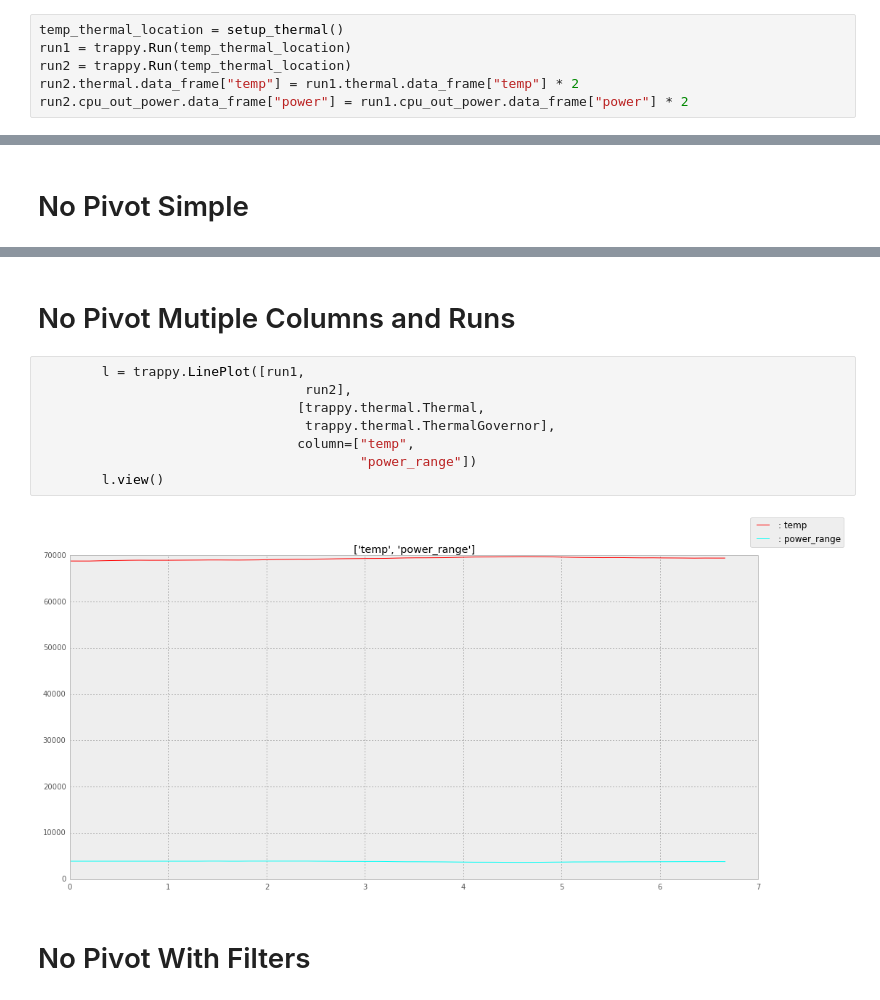
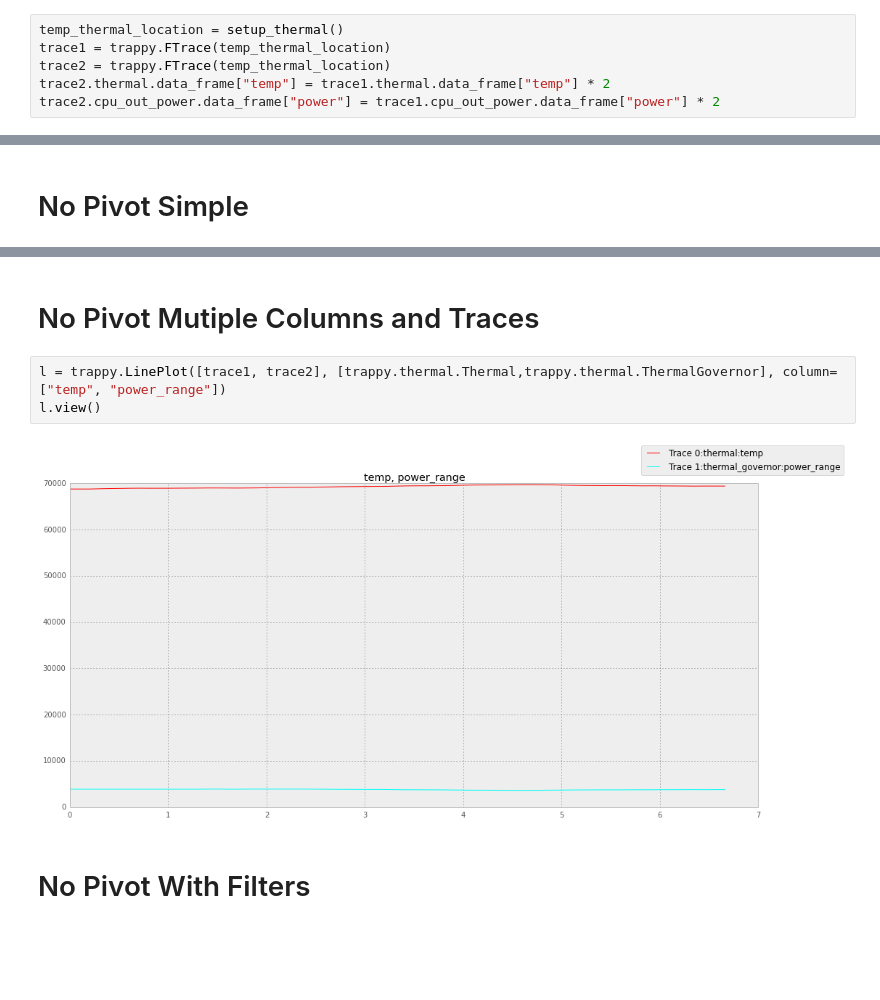
Before and after one commit to ARM-software/lisa, a Jupyter notebook: doc/Plotter.ipynb, the cells around one changed output, grey strips where cells are left out. Drawn from its saved outputs; the diff is of its cells as text; blank space fills up the shorter version.

```diff
--- a/doc/Plotter.ipynb
+++ b/doc/Plotter.ipynb
@@ -23,10 +23,10 @@ def setup_sched():
     return tDir
 # %%
 temp_thermal_location = setup_thermal()
-run1 = trappy.Run(temp_thermal_location)
-run2 = trappy.Run(temp_thermal_location)
-run2.thermal.data_frame["temp"] = run1.thermal.data_frame["temp"] * 2
-run2.cpu_out_power.data_frame["power"] = run1.cpu_out_power.data_frame["power"] * 2
+trace1 = trappy.FTrace(temp_thermal_location)
+trace2 = trappy.FTrace(temp_thermal_location)
+trace2.thermal.data_frame["temp"] = trace1.thermal.data_frame["temp"] * 2
+trace2.cpu_out_power.data_frame["power"] = trace1.cpu_out_power.data_frame["power"] * 2
 # %% [markdown]
 # Usage of Signals
 # %% [markdown]
@@ -56,15 +55,10 @@ The Plotter API can accept either a list of signals as an input or a combination
 # %% [markdown]
-# No Pivot Mutiple Columns and Runs
+# No Pivot Mutiple Columns and Traces
 # %%
-        l = trappy.LinePlot([run1,
-                                  run2],
-                                 [trappy.thermal.Thermal,
-                                  trappy.thermal.ThermalGovernor],
-                                 column=["temp",
-                                         "power_range"])
-        l.view()
+l = trappy.LinePlot([trace1, trace2], [trappy.thermal.Thermal,trappy.thermal.ThermalGovernor], column=["temp", "power_range"])
+l.view()
 # %% [output]
-[figure, old version]
+[figure, new version]
 # %% [markdown]
 # No Pivot With Filters
 # %%
```
Also changed, not shown: parts of 13 cells of this notebook, 40 other files.
